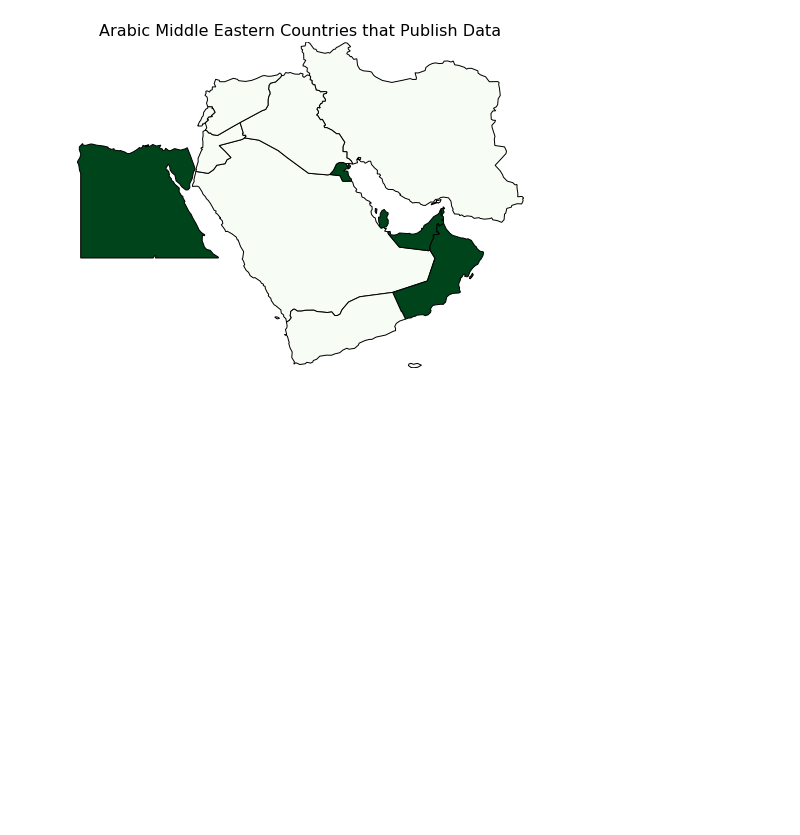
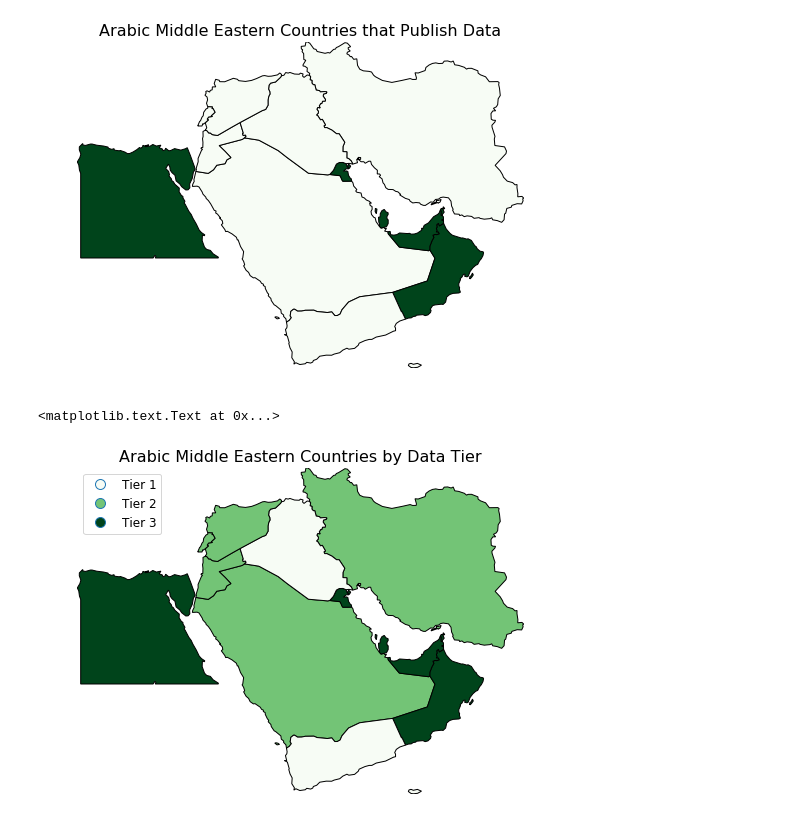
Before and after one commit to ResidentMario/portals-viz, a Jupyter notebook: portals.ipynb, the cells around one changed output. Saved outputs shown, nothing was run; the diff lists cells and outputs as text; code cells hidden in the pictures; blank space fills up the shorter version.

```diff
--- a/portals.ipynb
+++ b/portals.ipynb
@@ -35,21 +39,19 @@ gplt.polyplot(middle_east)
 # %%
-# The tiers are very fluid. Some parts of the government portals may be in English, some may not be in English.
-# Hence in practice we will only make a distinction between publishes data and not publishes data.
 tiers = {
     'Saudi Arabia': 2,
     'Bahrain': 3,
     'Oman': 3,
-    'Iran': 1,
+    'Iran': 2,
     'Yemen': 1,
     'Kuwait': 3,
     'Egypt': 3,
     'Jordan': 2,
-    'Iraq': 1,
+    'Iraq': 1,  # Iraq's stat auth has English copy, but it's utterly broken: http://cosit.gov.iq/en/home
     'Qatar': 3,
     'United Arab Emirates': 3,
     'Syria': 2,
     'Lebanon': 2,
 }
 # %%
-middle_east['Open Data Tier'] = [value if value != 2 else 1 for value in tiers.values()]
+middle_east['Publishes Data'] = [value if value != 2 else 1 for value in tiers.values()]
 # %%
@@ -58,3 +60,5 @@ ax.set_title("Arabic Middle Eastern Countries that Publish Data", fontsize=16)
 # %% [output]
 <matplotlib.text.Text at 0x...>
 [figure]
+# %%
+middle_east['Open Data Tier'] = tiers.values()
@@ -60,0 +67,12 @@ ax.set_title("Arabic Middle Eastern Countries that Publish Data", fontsize=16)
+# %%
+ax = gplt.choropleth(middle_east,
+                     hue='Open Data Tier',
+                     cmap='Greens',
+                     categorical=True,
+                     legend=True,
+                     legend_labels=['Tier 1', 'Tier 2', 'Tier 3'],
+                     legend_kwargs={'fontsize': 12})
+ax.set_title("Arabic Middle Eastern Countries by Data Tier", fontsize=16)
+# %% [output]
+<matplotlib.text.Text at 0x...>
+[figure, added]
```
Also changed, not shown: parts of 5 cells of this notebook.
